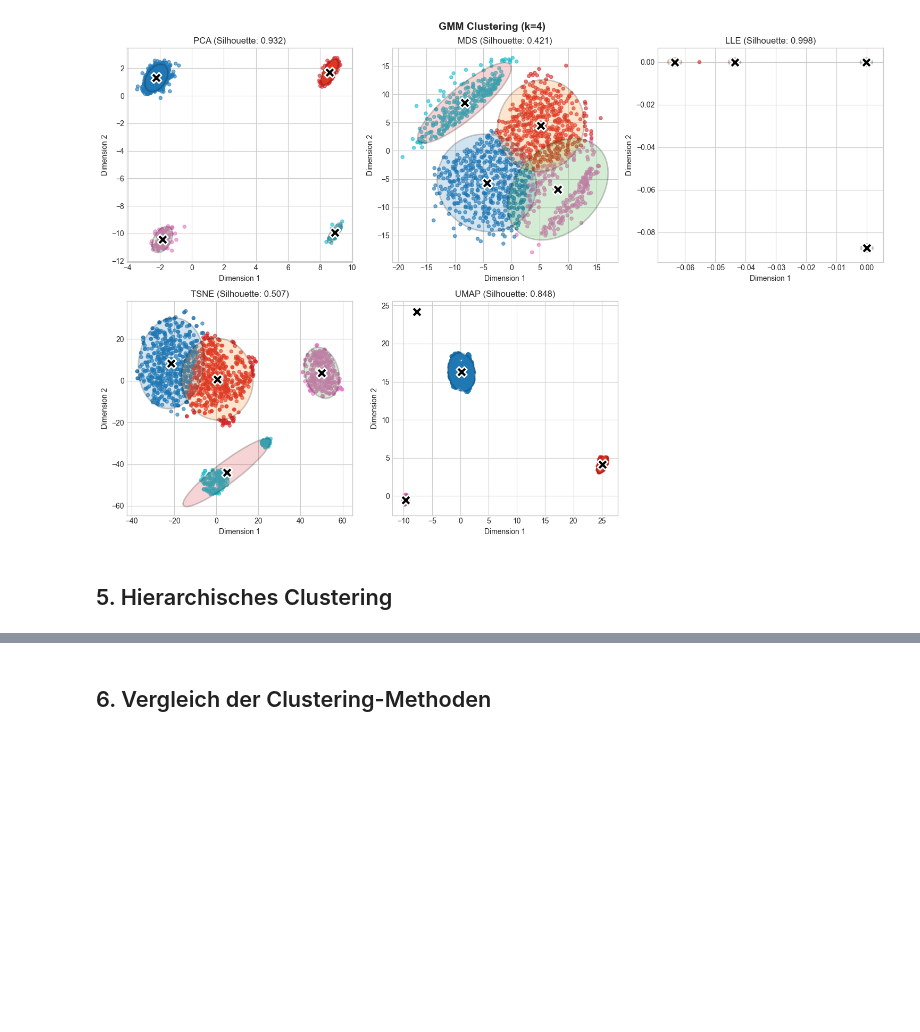
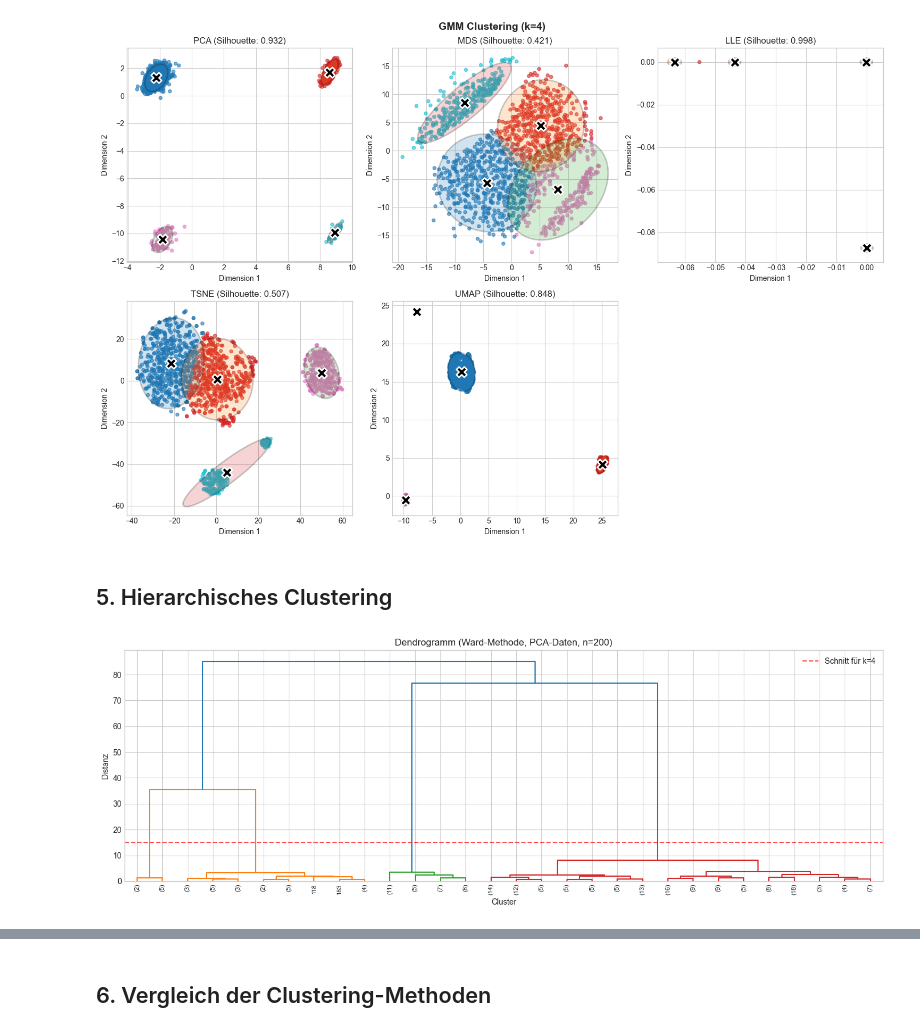
Before and after one commit to svenb23/ML-UL-FE, a Jupyter notebook: Notebooks/03_clustering.ipynb, the cells around one changed output, grey strips where cells are left out. Drawn from its saved outputs; the diff is of its cells as text; code cells hidden in the pictures; blank space fills up the shorter version.

Commit message:
Add hierarchical clustering with dendrogram and agglomerative clustering

```diff
--- a/Notebooks/03_clustering.ipynb
+++ b/Notebooks/03_clustering.ipynb
@@ -152,3 +152,23 @@ plt.show()
 [figure]
 # %% [markdown]
 ## 5. Hierarchisches Clustering
+# %%
+sample_size = 200
+np.random.seed(42)
+sample_idx = np.random.choice(len(reduced_data['pca']), sample_size, replace=False)
+sample_data = reduced_data['pca'].values[sample_idx]
+
+linkage_matrix = linkage(sample_data, method='ward')
+
+fig, ax = plt.subplots(figsize=(14, 5))
+dendrogram(linkage_matrix, ax=ax, truncate_mode='lastp', p=30, leaf_rotation=90, leaf_font_size=8)
+ax.set_title('Dendrogramm (Ward-Methode, PCA-Daten, n=200)')
+ax.set_xlabel('Cluster')
+ax.set_ylabel('Distanz')
+ax.axhline(y=15, color='r', linestyle='--', alpha=0.7, label=f'Schnitt für k={K_CLUSTERS}')
+ax.legend()
+plt.tight_layout()
+plt.savefig('../plots/dendrogram.png', dpi=150, bbox_inches='tight')
+plt.show()
+# %% [output]
+[figure, added]
```
Also changed, not shown: parts of 1 cell of this notebook, 2 other files.
